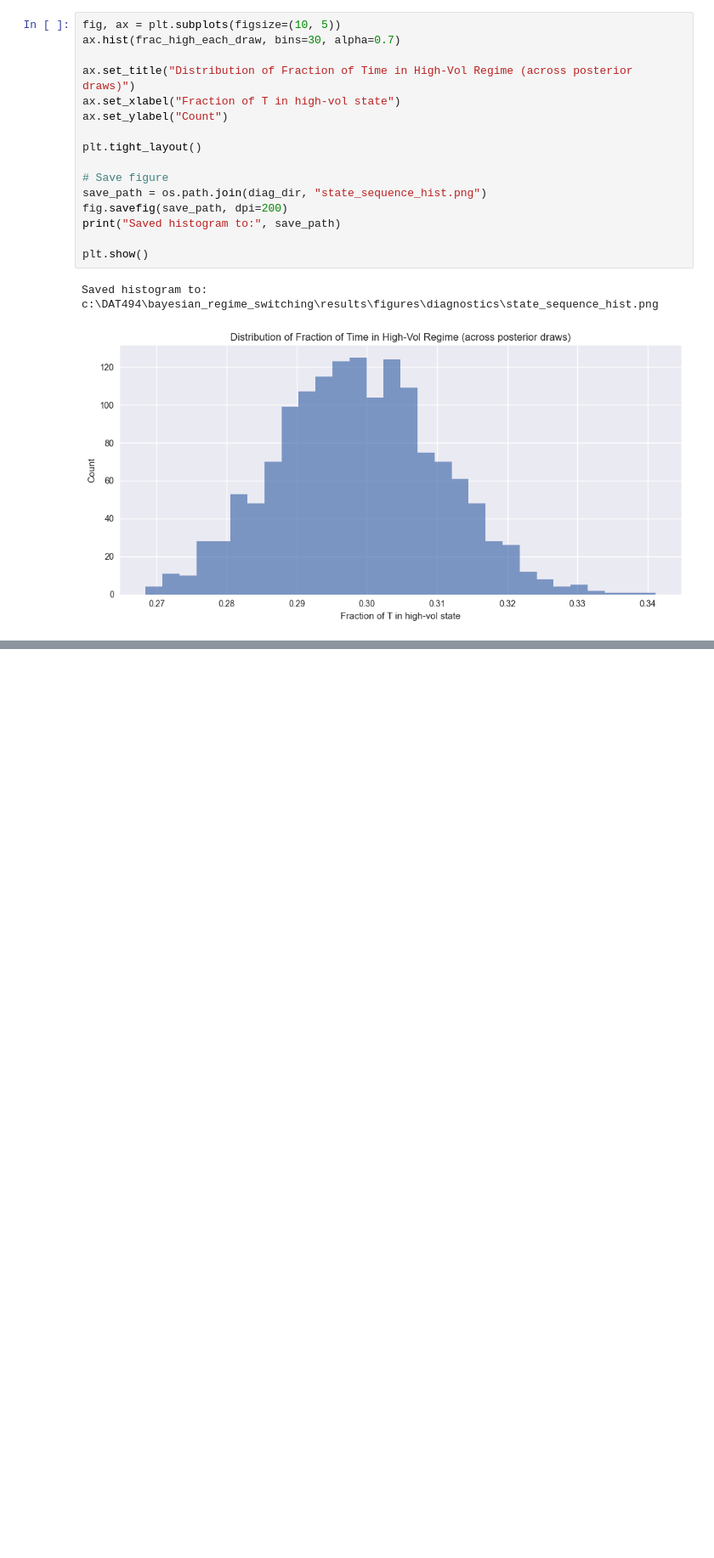
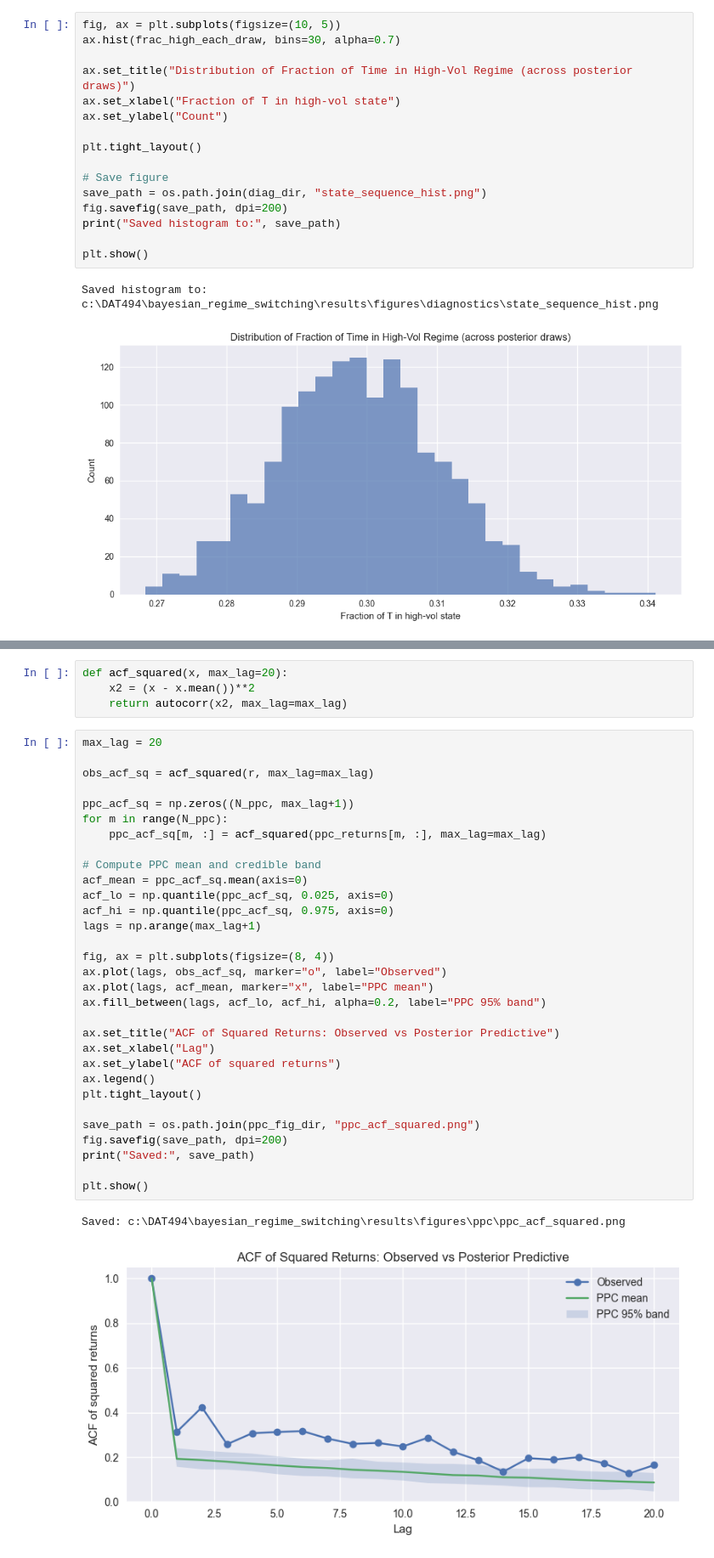
Before and after one commit to PranavPokar/bayesian_regime_switching, a Jupyter notebook: notebooks/03_bayesian_hmm_model.ipynb, the cells around one changed output, grey strips where cells are left out. Shown at 85% size. Cells and saved outputs as stored; diff of their text form; blank space fills up the shorter version.

```diff
--- a/notebooks/03_bayesian_hmm_model.ipynb
+++ b/notebooks/03_bayesian_hmm_model.ipynb
@@ -753,0 +988,38 @@ Saved histogram to: c:\DAT494\bayesian_regime_switching\results\figures\diagnost
+# %%
+def acf_squared(x, max_lag=20):
+    x2 = (x - x.mean())**2
+    return autocorr(x2, max_lag=max_lag)
+# %%
+max_lag = 20
+
+obs_acf_sq = acf_squared(r, max_lag=max_lag)
+
+ppc_acf_sq = np.zeros((N_ppc, max_lag+1))
+for m in range(N_ppc):
+    ppc_acf_sq[m, :] = acf_squared(ppc_returns[m, :], max_lag=max_lag)
+
+# Compute PPC mean and credible band
+acf_mean = ppc_acf_sq.mean(axis=0)
+acf_lo = np.quantile(ppc_acf_sq, 0.025, axis=0)
+acf_hi = np.quantile(ppc_acf_sq, 0.975, axis=0)
+lags = np.arange(max_lag+1)
+
+fig, ax = plt.subplots(figsize=(8, 4))
+ax.plot(lags, obs_acf_sq, marker="o", label="Observed")
+ax.plot(lags, acf_mean, marker="x", label="PPC mean")
+ax.fill_between(lags, acf_lo, acf_hi, alpha=0.2, label="PPC 95% band")
+
+ax.set_title("ACF of Squared Returns: Observed vs Posterior Predictive")
+ax.set_xlabel("Lag")
+ax.set_ylabel("ACF of squared returns")
+ax.legend()
+plt.tight_layout()
+
+save_path = os.path.join(ppc_fig_dir, "ppc_acf_squared.png")
+fig.savefig(save_path, dpi=200)
+print("Saved:", save_path)
+
+plt.show()
+# %% [output]
+Saved: c:\DAT494\bayesian_regime_switching\results\figures\ppc\ppc_acf_squared.png
+[figure, added]
```
Also changed, not shown: parts of 19 cells of this notebook, 8 other files.
